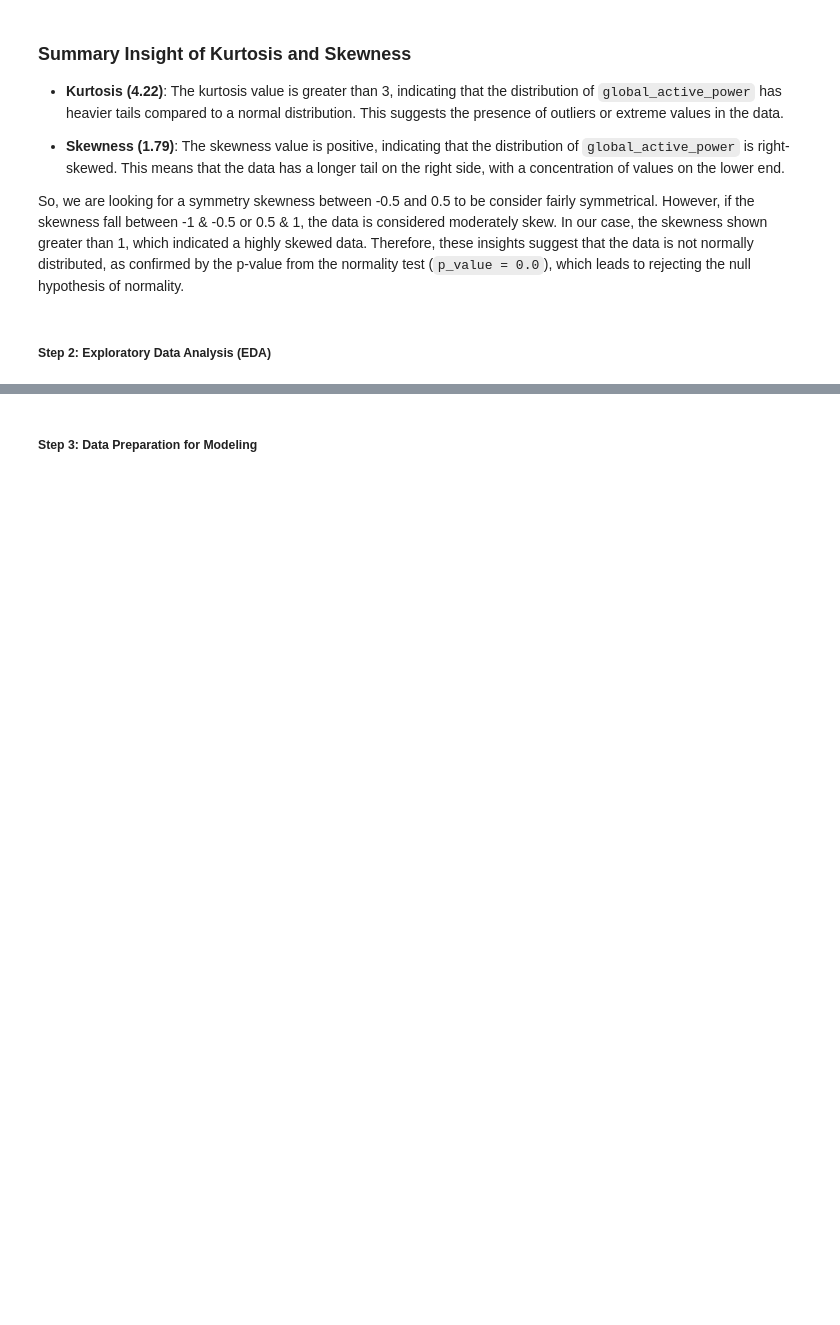
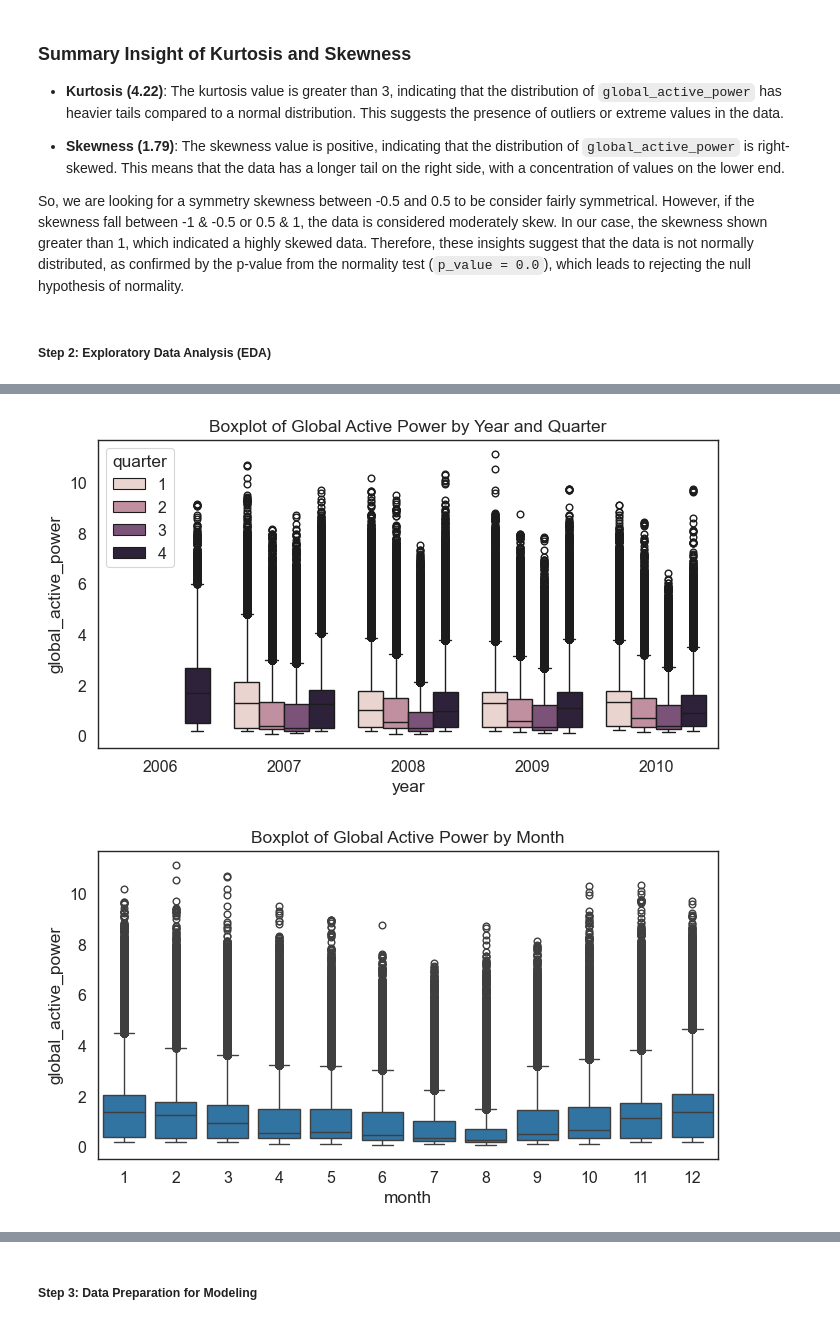
Before and after one commit to Seavleu/self-dr-vpp, a Jupyter notebook: notebooks/forecasting/global_active_power_consumption_of_household.ipynb, the cells around one changed output, grey strips where cells are left out. Drawn from its saved outputs; the diff is of its cells as text; code cells hidden in the pictures; blank space fills up the shorter version.

```diff
--- a/notebooks/forecasting/global_active_power_consumption_of_household.ipynb
+++ b/notebooks/forecasting/global_active_power_consumption_of_household.ipynb
@@ -245,0 +339,15 @@ So, we are looking for a symmetry skewness between -0.5 and 0.5 to be consider f
+# %%
+# compare plot of global active power by year and quarter
+plt.figure(figsize=(8,4))
+sns.boxplot(x='year', y='global_active_power', hue='quarter', data=df)
+plt.title('Boxplot of Global Active Power by Year and Quarter')
+plt.show()
+
+# compare the distribution of global active power by month
+plt.figure(figsize=(8,4))
+sns.boxplot(x='month', y='global_active_power', data=df)
+plt.title('Boxplot of Global Active Power by Month')
+plt.show()
+# %% [output]
+[figure, added]
+[figure, added]
```
Also changed, not shown: parts of 35 cells of this notebook, 1 other file.
